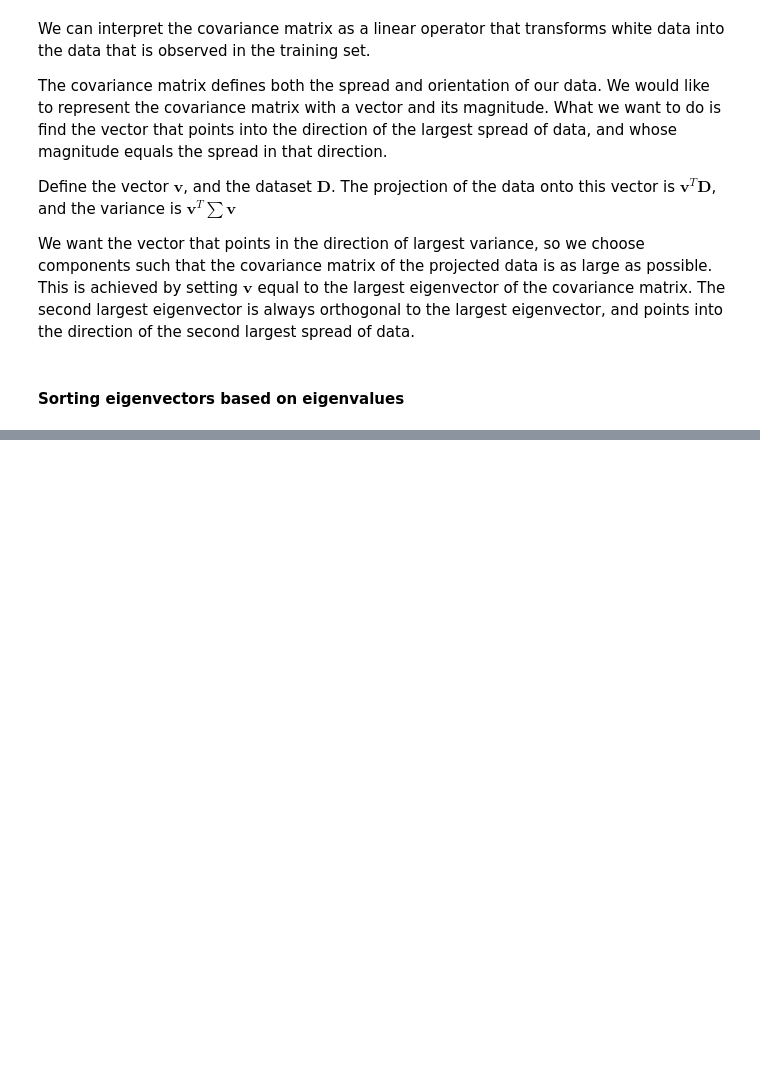
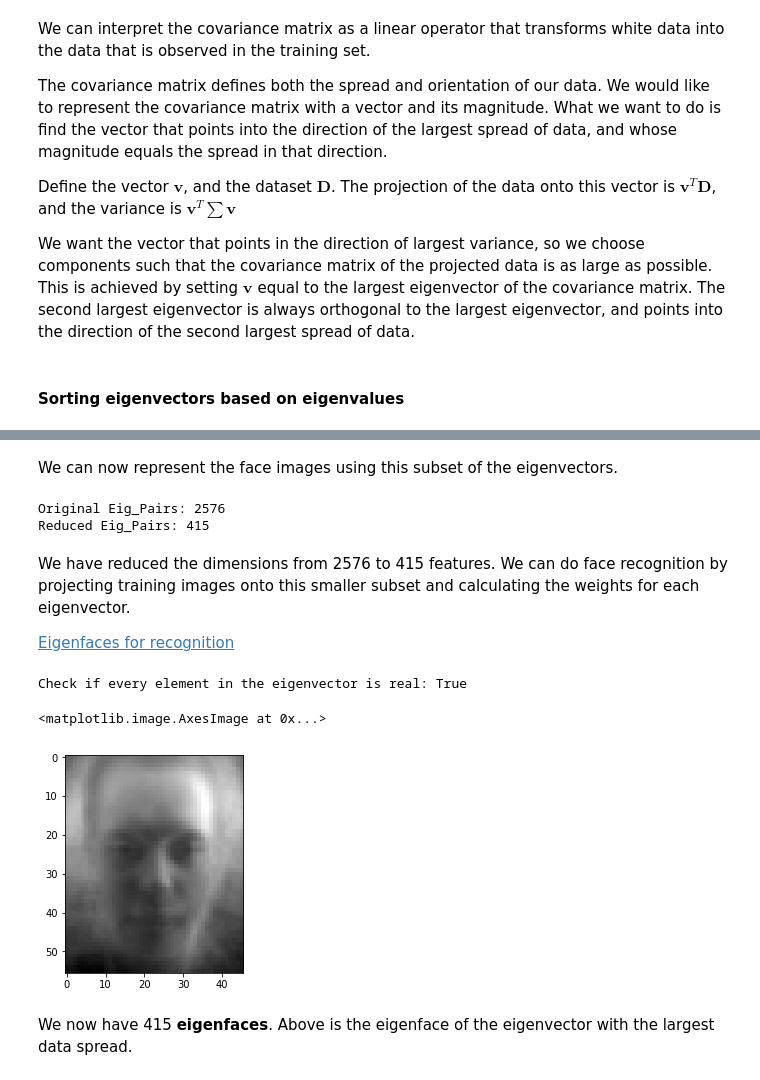
Before and after one commit to zl6114/pattern-recognition-18, a Jupyter notebook: Question1.ipynb, the cells around one changed output, grey strips where cells are left out. Drawn from its saved outputs; the diff is of its cells as text; code cells hidden in the pictures; blank space fills up the shorter version.

```diff
--- a/Question1.ipynb
+++ b/Question1.ipynb
@@ -228,0 +229,6 @@ For the purpose of PCA
+# %%
+k_eig_pairs = []
+
+for i in eig_pairs:
+    if( i[ 0 ] > 1 ):
+        k_eig_pairs.append( i )
@@ -228,0 +256,28 @@ For the purpose of PCA
+# %% [markdown]
+We can now represent the face images using this subset of the eigenvectors.
+# %%
+print( 'Original Eig_Pairs: {}'.format( len( eig_pairs ) ) )
+print( 'Reduced Eig_Pairs: {}'.format( len( k_eig_pairs ) ) )
+# %% [output]
+Original Eig_Pairs: 2576
+Reduced Eig_Pairs: 415
+# %% [markdown]
+We have reduced the dimensions from 2576 to 415 features. We can do face recognition by projecting training images onto this smaller subset and calculating the weights for each eigenvector.
+
+[Eigenfaces for recognition](https://www.cs.ucsb.edu/~mturk/Papers/jcn.pdf)
+# %%
+eigen_face_1 = k_eig_pairs[ 0 ][ 1 ]
+
+print( 'Check if every element in the eigenvector is real: {}'.format( all( item for item in np.isreal( eigen_face_1 ) ) ) )
+
+eigen_face_1_real = eigen_face_1.real
+
+eigen_face_1_img = np.reshape(eigen_face_1_real,(46,56))
+
+plt.imshow( eigen_face_1_img.T, cmap = 'gist_gray')
+# %% [output]
+Check if every element in the eigenvector is real: True
+<matplotlib.image.AxesImage at 0x...>
+[figure, added]
+# %% [markdown]
+We now have 415 __eigenfaces__. Above is the eigenface of the eigenvector with the largest data spread.
```
Also changed, not shown: parts of 4 cells of this notebook.
